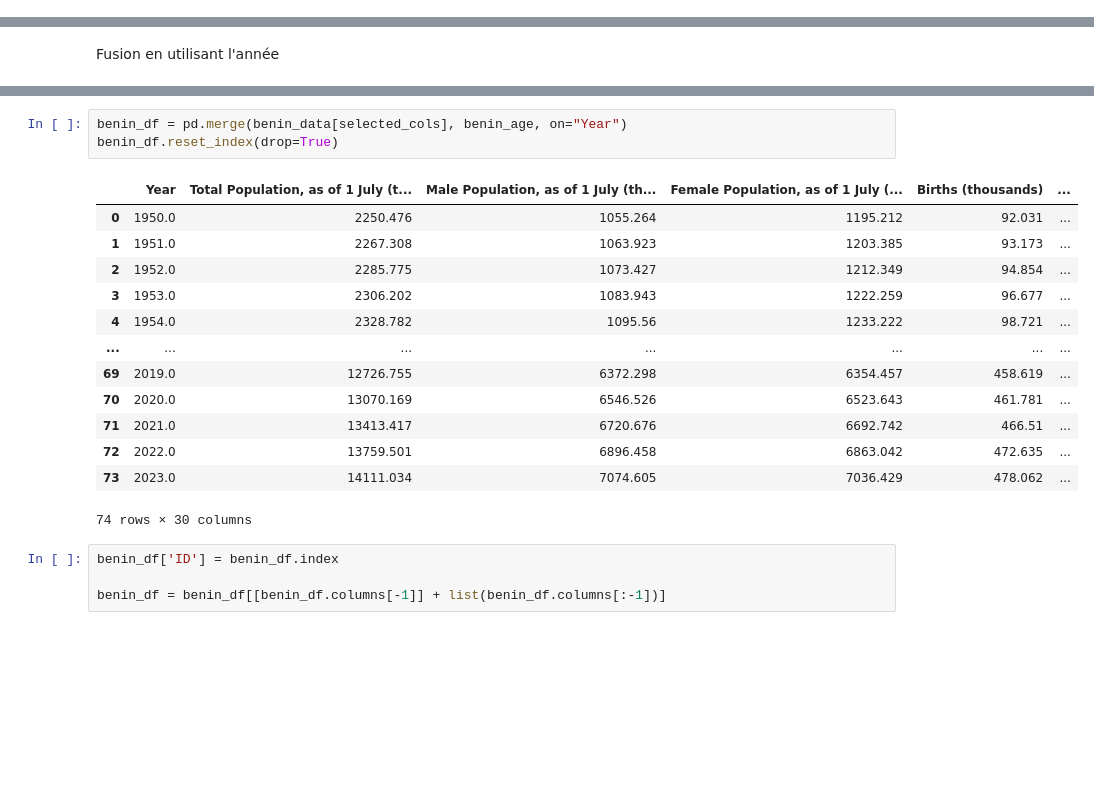
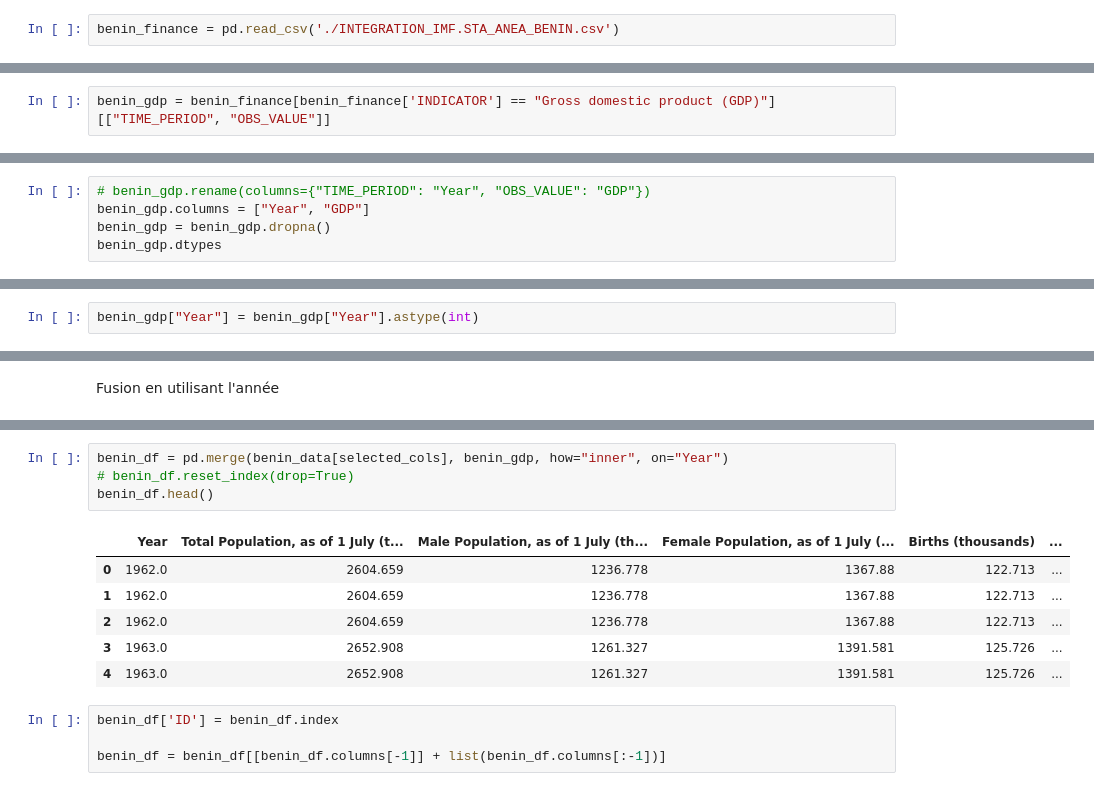
Before and after one commit to FidTCHANDO/ANIP_Challenge1, a Jupyter notebook: Tache_1_Tchando_SikaFidele_Notebook_JJMM.ipynb, the cells around one changed output, grey strips where cells are left out. Cells and saved outputs as stored; diff of their text form; blank space fills up the shorter version.

```diff
--- a/Tache_1_Tchando_SikaFidele_Notebook_JJMM.ipynb
+++ b/Tache_1_Tchando_SikaFidele_Notebook_JJMM.ipynb
@@ -107,3 +107,5 @@ benin_age.tail()
 | 5997 | 2022.0 | 2154.968 | 1957.322 | 1683.2985 | 1453.222 | 1236.6395 | 1073.106 | 905.375 | 765.456 | 622.3625 | ... | ... |
 | 5998 | 2023.0 | 2176.4425 | 1996.616 | 1730.4715 | 1496.5645 | 1269.0645 | 1102.765 | 929.7095 | 788.971 | 647.879 | ... | ... |
 5 rows × 22 columns
+# %%
+benin_finance = pd.read_csv('./INTEGRATION_IMF.STA_ANEA_BENIN.csv')
@@ -109,0 +121,2 @@ benin_age.tail()
+# %%
+benin_gdp = benin_finance[benin_finance['INDICATOR'] == "Gross domestic product (GDP)"][["TIME_PERIOD", "OBS_VALUE"]]
@@ -109,0 +127,5 @@ benin_age.tail()
+# %%
+# benin_gdp.rename(columns={"TIME_PERIOD": "Year", "OBS_VALUE": "GDP"})
+benin_gdp.columns = ["Year", "GDP"]
+benin_gdp = benin_gdp.dropna()
+benin_gdp.dtypes
@@ -109,0 +136,2 @@ benin_age.tail()
+# %%
+benin_gdp["Year"] = benin_gdp["Year"].astype(int)
@@ -120,20 +179,14 @@ Fusion en utilisant l'année
 # %%
-benin_df = pd.merge(benin_data[selected_cols], benin_age, on="Year")
-benin_df.reset_index(drop=True)
+benin_df = pd.merge(benin_data[selected_cols], benin_gdp, how="inner", on="Year")
+# benin_df.reset_index(drop=True)
+benin_df.head()
 # %% [output]
 |  | Year | Total Population, as of 1 July (t... | Male Population, as of 1 July (th... | Female Population, as of 1 July (... | Births (thousands) | ... |
-| 0 | 1950.0 | 2250.476 | 1055.264 | 1195.212 | 92.031 | ... |
-| 1 | 1951.0 | 2267.308 | 1063.923 | 1203.385 | 93.173 | ... |
-| 2 | 1952.0 | 2285.775 | 1073.427 | 1212.349 | 94.854 | ... |
-| 3 | 1953.0 | 2306.202 | 1083.943 | 1222.259 | 96.677 | ... |
-| 4 | 1954.0 | 2328.782 | 1095.56 | 1233.222 | 98.721 | ... |
-| ... | ... | ... | ... | ... | ... | ... |
-| 69 | 2019.0 | 12726.755 | 6372.298 | 6354.457 | 458.619 | ... |
-| 70 | 2020.0 | 13070.169 | 6546.526 | 6523.643 | 461.781 | ... |
-| 71 | 2021.0 | 13413.417 | 6720.676 | 6692.742 | 466.51 | ... |
-| 72 | 2022.0 | 13759.501 | 6896.458 | 6863.042 | 472.635 | ... |
-| 73 | 2023.0 | 14111.034 | 7074.605 | 7036.429 | 478.062 | ... |
+| 0 | 1962.0 | 2604.659 | 1236.778 | 1367.88 | 122.713 | ... |
+| 1 | 1962.0 | 2604.659 | 1236.778 | 1367.88 | 122.713 | ... |
+| 2 | 1962.0 | 2604.659 | 1236.778 | 1367.88 | 122.713 | ... |
+| 3 | 1963.0 | 2652.908 | 1261.327 | 1391.581 | 125.726 | ... |
+| 4 | 1963.0 | 2652.908 | 1261.327 | 1391.581 | 125.726 | ... |
-74 rows × 30 columns
 # %%
 benin_df['ID'] = benin_df.index
 
```
Also changed, not shown: parts of 9 cells of this notebook, 1 other file.
